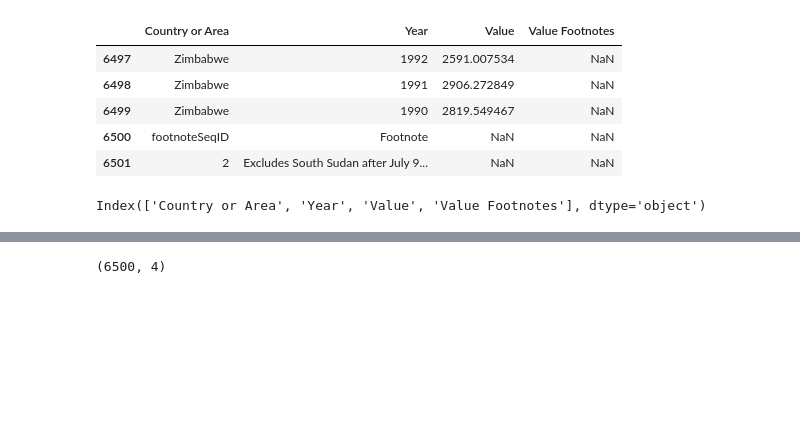
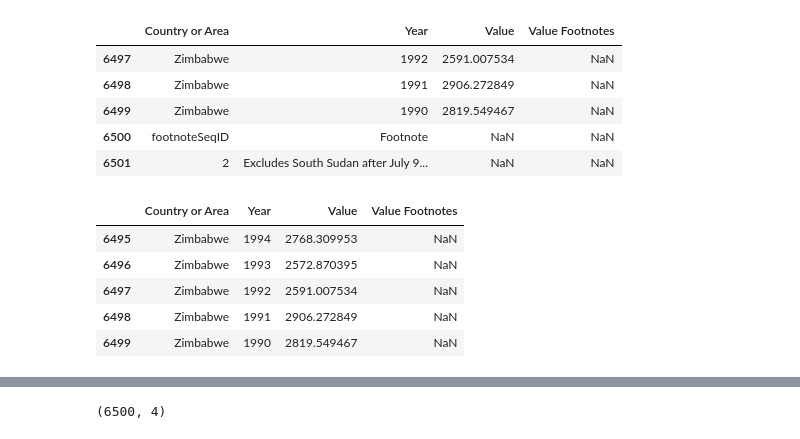
Before and after one commit to Barrett-Rogers/dq1-Barrett-Rogers, a Jupyter notebook: UN_Data_Exploration.ipynb, the cells around one changed output, grey strips where cells are left out. Cells and saved outputs as stored; diff of their text form; code cells hidden in the pictures; blank space fills up the shorter version.

```diff
--- a/UN_Data_Exploration.ipynb
+++ b/UN_Data_Exploration.ipynb
@@ -40,4 +42,9 @@ gdp_df.tail()
 # %%
-gdp_df.columns
+gdp_df.tail()
 # %% [output]
-Index(['Country or Area', 'Year', 'Value', 'Value Footnotes'], dtype='object')
+|  | Country or Area | Year | Value | Value Footnotes |
+| 6495 | Zimbabwe | 1994 | 2768.309953 | NaN |
+| 6496 | Zimbabwe | 1993 | 2572.870395 | NaN |
+| 6497 | Zimbabwe | 1992 | 2591.007534 | NaN |
+| 6498 | Zimbabwe | 1991 | 2906.272849 | NaN |
+| 6499 | Zimbabwe | 1990 | 2819.549467 | NaN |
```
Also changed, not shown: parts of 24 cells of this notebook.
